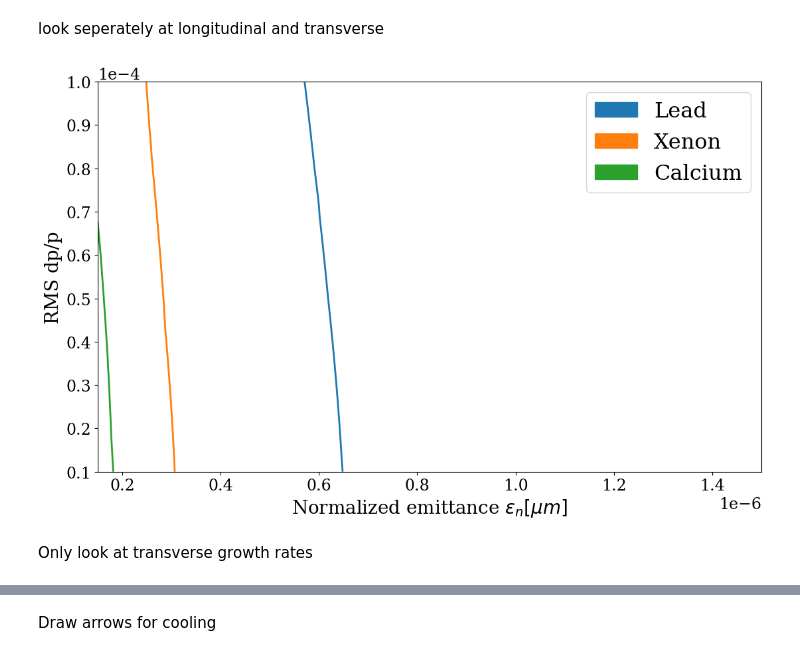
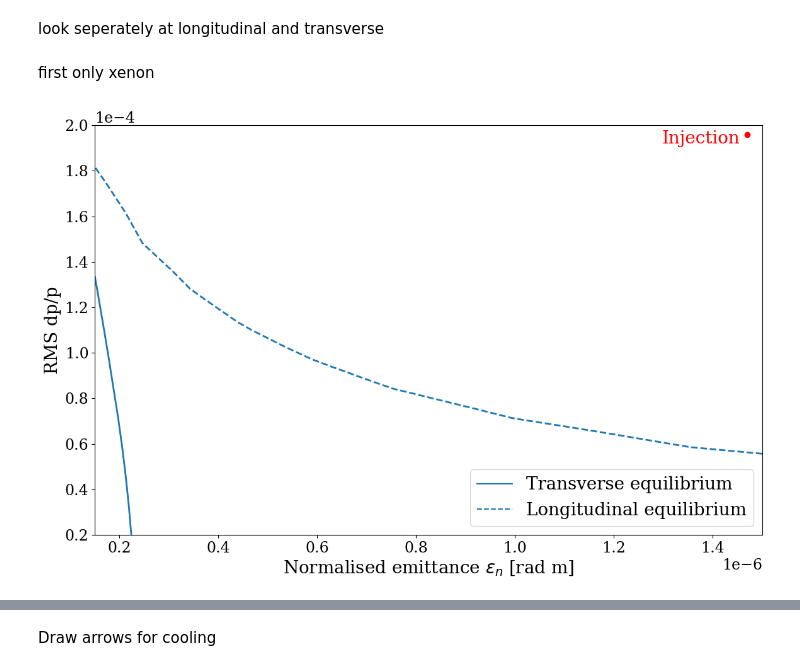
Before and after one commit to pkruyt/laser_cooling, a Jupyter notebook: SPS/SPS_pulsed/nonlinear_lattice/Plot_SPS_IBS.ipynb, the cells around one changed output, grey strips where cells are left out. Drawn from its saved outputs; the diff is of its cells as text; code cells hidden in the pictures.

Commit message:
seperate xenon studies

```diff
--- a/SPS/SPS_pulsed/nonlinear_lattice/Plot_SPS_IBS.ipynb
+++ b/SPS/SPS_pulsed/nonlinear_lattice/Plot_SPS_IBS.ipynb
@@ -88,25 +219,28 @@ for i,ion_loop in tqdm(enumerate(ions)):
 # %%
 for i,ion_loop in tqdm(enumerate(ions)):
-    data = np.load(f'IBS_results_bunched/{ion_loop.name}.npz')
-
     data = np.load(f'IBS_results_bunched/{ion_loop.name}.npz')
 
     growth_rates_2d_x = data['growth_rates_2d_x']
     growth_rates_2d_y = data['growth_rates_2d_y']
     growth_rates_2d_z = data['growth_rates_2d_z']
-    max_growth_rate = np.maximum.reduce([growth_rates_2d_x, growth_rates_2d_y, growth_rates_2d_z])
+    # max_growth_rate = np.maximum.reduce([growth_rates_2d_x, growth_rates_2d_y, growth_rates_2d_z])
     sig_delta_list = data['sig_delta_list']
     n_emitt_list = data['n_emitt_list']
     total_intensity = data['total_intensity']
 
+    loaded_data = np.load(f'../linear_lattice/results/optimal_laser_x/{ion_loop.name}.npz')
+    transverse_growth_rate_list = loaded_data['transverse_growth_rate_list']
+    longitudinal_growth_rate_list=loaded_data['longitudinal_growth_rate_list']
 
+    print(len(transverse_growth_rate_list))
     plt.figure(figsize=(12, 8))
     plt.rcParams.update({'font.size': 25})
-    threshold_transverse = -transverse_growth_rate_list[i]  # Set the threshold value
+    threshold_transverse = -min(transverse_growth_rate_list)  # Set the threshold value
 
-    plt.contour(n_emitt_list, sig_delta_list, growth_rates_2d_z, levels=[threshold_transverse], colors='orange', linewidths=2)
-    plt.contourf(n_emitt_list, sig_delta_list, growth_rates_2d_z, levels=[0,threshold_transverse], colors='green', linewidths=2)
-    plt.contourf(n_emitt_list, sig_delta_list, growth_rates_2d_z, levels=[threshold_transverse,np.inf], colors='red', linewidths=2)
+
+    plt.contour(n_emitt_list, sig_delta_list, growth_rates_2d_x, levels=[threshold_transverse], colors='orange')
+    plt.contourf(n_emitt_list, sig_delta_list, growth_rates_2d_x, levels=[0,threshold_transverse], colors='green')
+    plt.contourf(n_emitt_list, sig_delta_list, growth_rates_2d_x, levels=[threshold_transverse,np.inf], colors='red')
 
     plt.xlabel('Normalised emittance $\epsilon_n [\mu m]$', fontsize=20)
     plt.ylabel('RMS dp/p', fontsize=20)
@@ -126,38 +310,63 @@ for i,ion_loop in tqdm(enumerate(ions)):
 All contours in one Figure
 # %% [markdown]
 look seperately at longitudinal and transverse
+# %% [markdown]
+first only xenon
 # %%
-plt.figure(figsize=(12, 8))
-plt.rcParams.update({'font.size': 40})
+import matplotlib.pyplot as plt
+import numpy as np
+from tqdm import tqdm
+from matplotlib.patches import Patch
+
+from matplotlib.lines import Line2D
 
 cycle = plt.rcParams['axes.prop_cycle'].by_key()['color']
 
-for i, ion_loop in tqdm(enumerate(ions)):
+# Define custom legend handles with Line2D objects
+legend_handles = [
+    Line2D([0], [0], linestyle='-', color=cycle[0], label='Transverse equilibrium'),
+    Line2D([0], [0], linestyle='--', color=cycle[0], label='Longitudinal equilibrium')
+]
+
+plt.figure(figsize=(12, 8))
+plt.rcParams.update({'font.size': 20})
+
+for i, ion_loop in enumerate([xenon]):
     data = np.load(f'IBS_results_bunched/{ion_loop.name}.npz')
 
     growth_rates_2d_x = data['growth_rates_2d_x']
     growth_rates_2d_y = data['growth_rates_2d_y']
     growth_rates_2d_z = data['growth_rates_2d_z']
     sig_delta_list = data['sig_delta_list']
     n_emitt_list = data['n_emitt_list']
-    total_intensity = data['total_intensity']
 
-    threshold = -transverse_growth_rate_list[i]  # Set the threshold value
+    loaded_data = np.load(f'../linear_lattice/results/optimal_laser_x/{ion_loop.name}.npz')
+    transverse_growth_rate_list = loaded_data['transverse_growth_rate_list']
+    longitudinal_growth_rate_list=loaded_data['longitudinal_growth_rate_list']
 
-    plt.contour(n_emitt_list, sig_delta_list, growth_rates_2d_x, levels=[threshold, np.inf], colors=cycle[i], linewidths=2)
+    threshold_transverse = -min(transverse_growth_rate_list)  # Set the threshold value
 
-    plt.xlabel('Normalized emittance $\epsilon_n [\mu m]$', fontsize=20)
-    plt.ylabel('RMS dp/p', fontsize=20)
-    plt.ticklabel_format(style='sci', axis='y', scilimits=(0, 0))
-plt.legend(handles=[
-    Patch(color=cycle[0], label='Lead'),
-    Patch(color=cycle[1], label='Xenon'),
-    Patch(color=cycle[2], label='Calcium')
-])
+    plt.contour(n_emitt_list, sig_delta_list, growth_rates_2d_x, levels=[threshold_transverse, np.inf],
+                 colors=cycle[i], linewidths=2)
+
+    min_transverse_index = np.argmin(transverse_growth_rate_list)
+    threshold_longitudinal = -longitudinal_growth_rate_list[min_transverse_index]  # Set the threshold value
+
+
+    plt.contour(n_emitt_list, sig_delta_list, growth_rates_2d_z, levels=[threshold_longitudinal],
+                 colors=cycle[i], linestyles='--', linewidths=2)
+
+    plt.scatter(0.98*injection_nemitt, 0.98*injection_dp_p, color='red', label='Injection Point')
+    plt.text(0.97*injection_nemitt, 0.96*injection_dp_p, 'Injection', color='red', fontsize=20, ha='right')
+
+plt.xlabel('Normalised emittance $\epsilon_n$ [rad m]', fontsize=20)
+plt.ylabel('RMS dp/p', fontsize=20)
+plt.ticklabel_format(style='sci', axis='y', scilimits=(0, 0))
+plt.legend(handles=legend_handles, loc='lower right', fontsize='medium')
+
+
 plt.tight_layout()
-plt.savefig('Equilibrium_emittance.png', dpi=300)
+# plt.savefig('Equilibrium_emittance.png', dpi=300)
 plt.show()
 # %% [output]
-[figure, old version]
+[figure, new version]
-# %% [markdown]
-Only look at transverse growth rates
```
Also changed, not shown: parts of 19 cells of this notebook, 47 other files.
